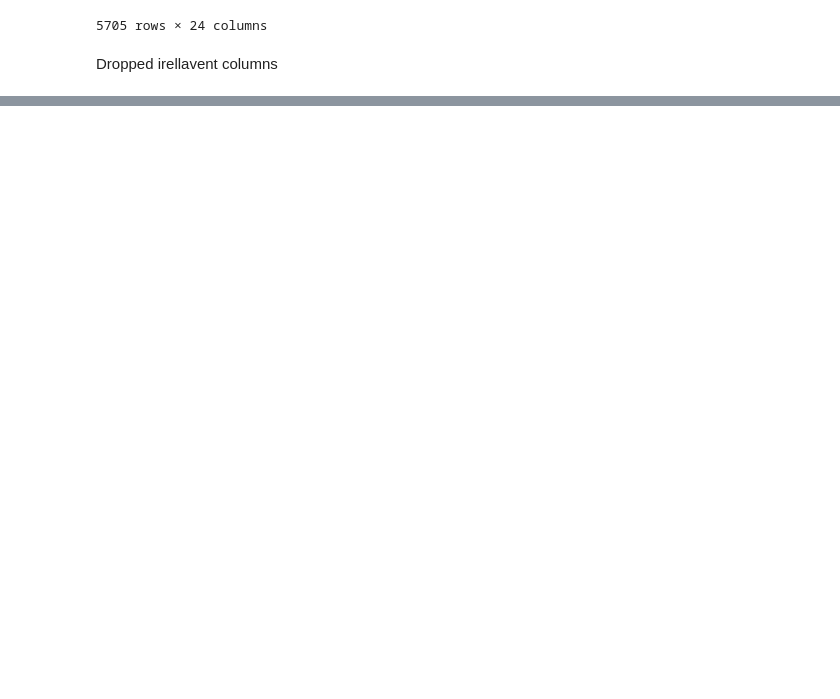
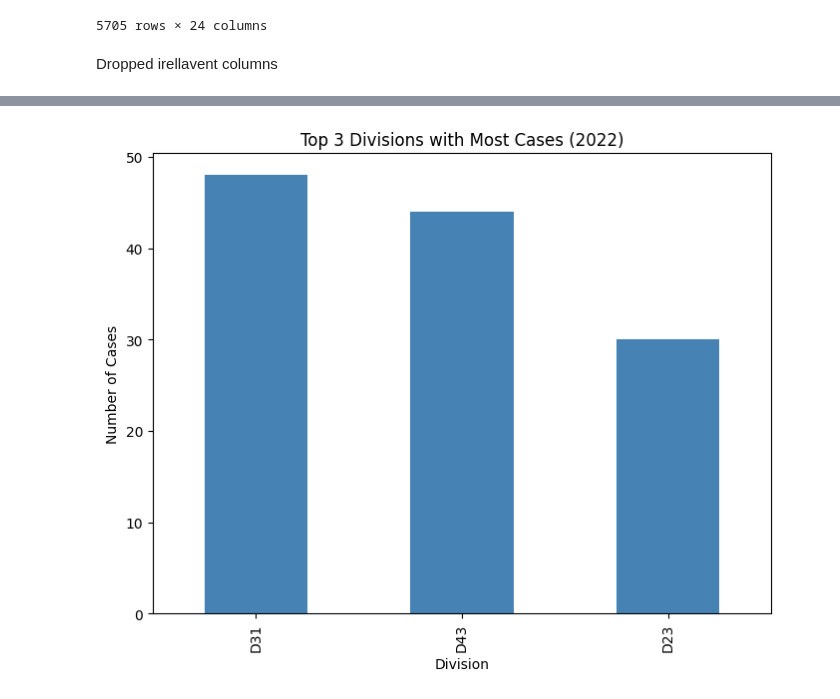
Before and after one commit to Jpeng23/MMAI5100_group6, a Jupyter notebook: project.ipynb, the cells around one changed output, grey strips where cells are left out. Saved outputs shown, nothing was run; the diff lists cells and outputs as text; code cells hidden in the pictures; blank space fills up the shorter version.

```diff
--- a/project.ipynb
+++ b/project.ipynb
@@ -521,0 +422,12 @@ plt.show()
+# %%
+df_2022 = df7[df7['OCC_YEAR'] == 2022]
+top_divisions_2022 = df_2022['DIVISION'].value_counts().nlargest(3)
+
+plt.figure(figsize=(8, 6))
+top_divisions_2022.plot(kind='bar',color='steelblue')
+plt.title('Top 3 Divisions with Most Cases (2022)')
+plt.xlabel('Division')
+plt.ylabel('Number of Cases')
+plt.show()
+# %% [output]
+[figure, added]
```
Also changed, not shown: parts of 87 cells of this notebook.
